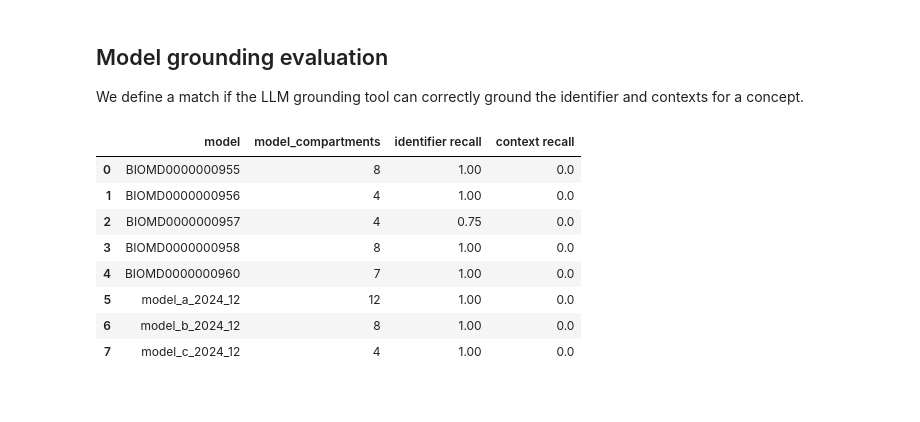
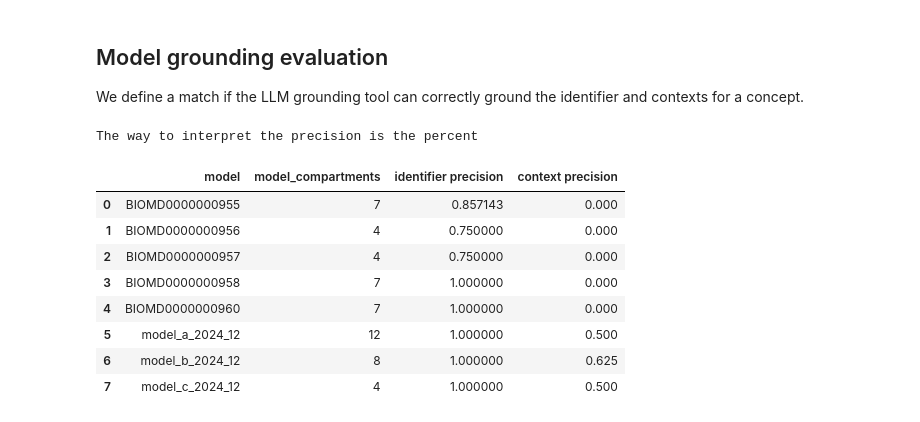
Before and after one commit to gyorilab/mira, a Jupyter notebook: notebooks/llm_grounding_evaluation.ipynb, the cells around one changed output. Saved outputs shown, nothing was run; the diff lists cells and outputs as text; code cells hidden in the pictures.

```diff
--- a/notebooks/llm_grounding_evaluation.ipynb
+++ b/notebooks/llm_grounding_evaluation.ipynb
@@ -293,7 +245,7 @@ external_ground_truth_df = pd.DataFrame(external_ground_truth_data)
 # %%
 # store external model ground truths
 
-row_index, entry in external_ground_truth_df.iterrows():
+for row_index, entry in external_ground_truth_df.iterrows():
     model_id = entry["model"]
     if model_id not in external_models:
         continue
@@ -344,8 +296,7 @@ TA1's model extraction only looks at the identifiers of concepts
 # to a lower number of listed concepts
 
 ta1_rows = []
-
-ta1_identifier_recalls = []
+ta1_identifier_precision = []
 
 for model_id, sheet in sheets.items():
     sheet_curies = {
@@ -360,7 +311,7 @@ for model_id, sheet in sheets.items():
     n_intersection = len(intersection_curies)
     n_ground_truth = len(ground_truth_curies)
     precision = round(n_intersection / n_ground_truth, 2)
-    ta1_identifier_recalls.append(precision)
+    ta1_identifier_precision.append(precision)
     ta1_rows.append(
         (
             model_id,
@@ -643,9 +596,7 @@ We define a match if the LLM grounding tool can correctly ground the identifier
 # Comparing identifiers and context using our LLM grounding tool
 
 llm_identifier_rows = []
-missed_identifiers = defaultdict(set)
-
-llm_identifier_recalls = []
+llm_identifier_precision = []
 
 for model_id in model_ids:
     if model_id not in tms:
@@ -671,53 +622,54 @@ for model_id in model_ids:
         else:
             identifier_matches += tm_identifier_map[identifier]
 
-    identifier_recall = identifier_matches / len(ground_truth_identifier_list)
+    identifier_precision = identifier_matches / n_compartments
     if model_id in biomodels:
-        llm_identifier_recalls.append(identifier_recall)
+        llm_identifier_precision.append(identifier_precision)
 
     ground_truth_context_list = list(tup[1] for tup in ground_truth_curies)
     tm_context_list = list(tup[1] for tup in tm_curies)
 
     ground_truth_context_map = Counter(ground_truth_context_list)
     tm_context_map = Counter(tm_context_list)
 
     context_matches = 0
     for context, count in ground_truth_context_map.items():
         if context not in tm_context_map:
             continue
         else:
-            context_matches + +tm_context_map[context]
-    context_recall = context_matches / len(ground_truth_context_list)
+            context_matches += tm_context_map[context]
+    context_precision = context_matches / n_compartments
 
     llm_identifier_rows.append(
         (
             model_id,
             n_compartments,
-            identifier_recall,
-            context_recall,
+            identifier_precision,
+            context_precision,
         )
     )
 
-
+print("The way to interpret the precision is the percent")
 pd.DataFrame(
     llm_identifier_rows,
     columns=[
         "model",
         "model_compartments",
-        "identifier recall",
-        "context recall",
+        "identifier precision",
+        "context precision",
     ],
 )
 # %% [output]
+The way to interpret the precision is the percent
-|  | model | model_compartments | identifier recall | context recall |
-| 0 | BIOMD0000000955 | 8 | 1.00 | 0.0 |
-| 1 | BIOMD0000000956 | 4 | 1.00 | 0.0 |
-| 2 | BIOMD0000000957 | 4 | 0.75 | 0.0 |
-| 3 | BIOMD0000000958 | 8 | 1.00 | 0.0 |
-| 4 | BIOMD0000000960 | 7 | 1.00 | 0.0 |
-| 5 | model_a_2024_12 | 12 | 1.00 | 0.0 |
-| 6 | model_b_2024_12 | 8 | 1.00 | 0.0 |
-| 7 | model_c_2024_12 | 4 | 1.00 | 0.0 |
+|  | model | model_compartments | identifier precision | context precision |
+| 0 | BIOMD0000000955 | 7 | 0.857143 | 0.000 |
+| 1 | BIOMD0000000956 | 4 | 0.750000 | 0.000 |
+| 2 | BIOMD0000000957 | 4 | 0.750000 | 0.000 |
+| 3 | BIOMD0000000958 | 7 | 1.000000 | 0.000 |
+| 4 | BIOMD0000000960 | 7 | 1.000000 | 0.000 |
+| 5 | model_a_2024_12 | 12 | 1.000000 | 0.500 |
+| 6 | model_b_2024_12 | 8 | 1.000000 | 0.625 |
+| 7 | model_c_2024_12 | 4 | 1.000000 | 0.500 |
 # %%
 model_compartment_mapping = {
     "BIOMD0000000955": {
```
Also changed, not shown: parts of 13 cells of this notebook.
